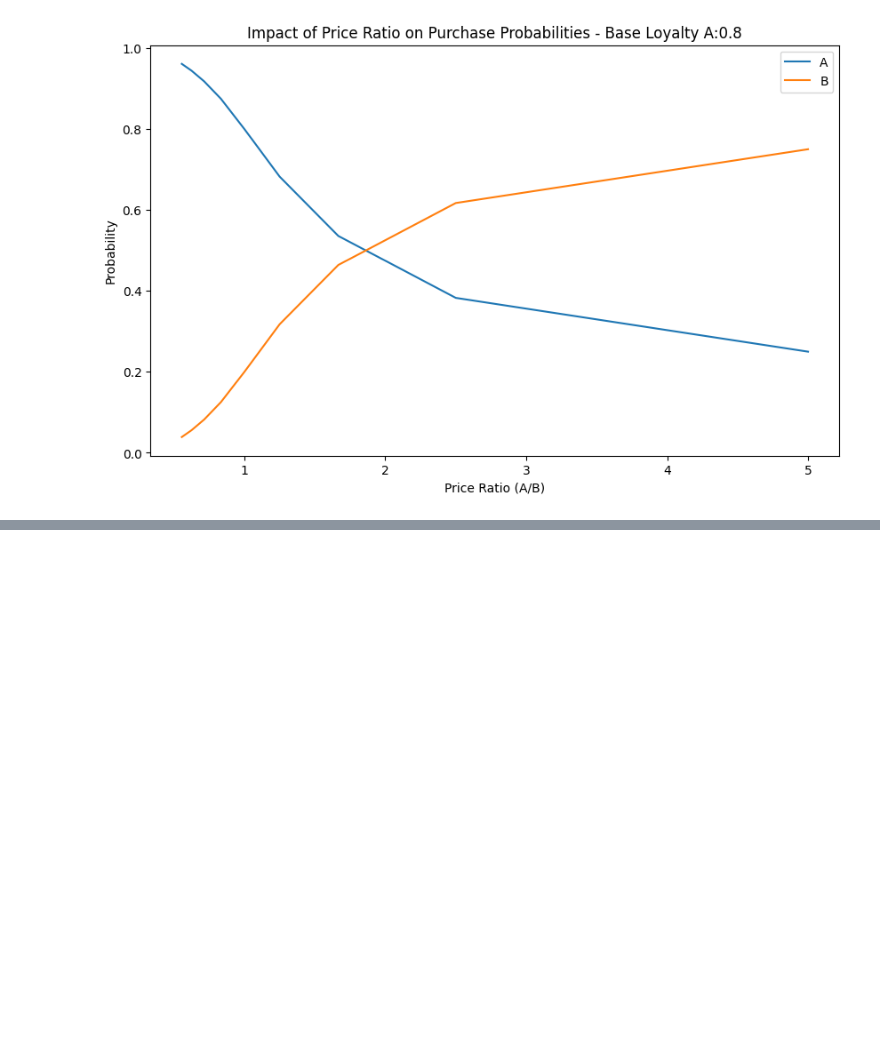
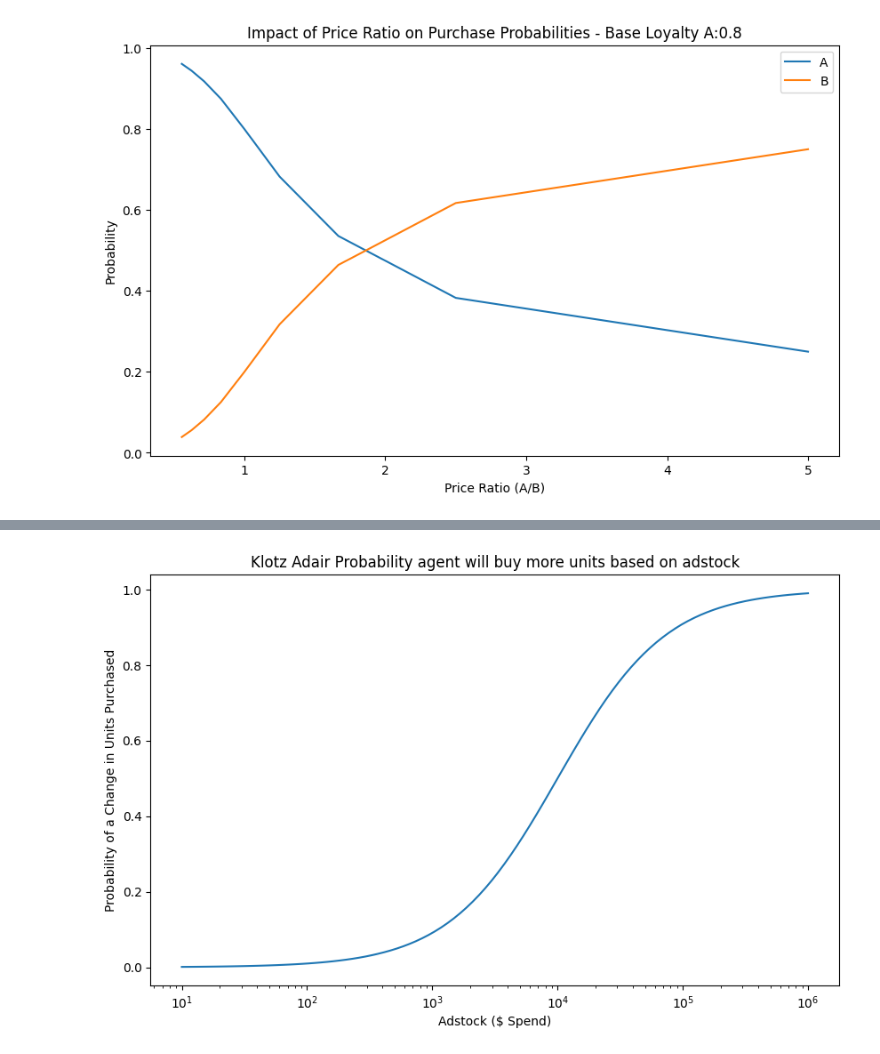
Before and after one commit to mcfitzgerald/consumer-abm, a Jupyter notebook: test_funcs.ipynb, the cells around one changed output, grey strips where cells are left out. Saved outputs shown, nothing was run; the diff lists cells and outputs as text; code cells hidden in the pictures; blank space fills up the shorter version.

Commit message:
klotz

```diff
--- a/test_funcs.ipynb
+++ b/test_funcs.ipynb
@@ -202,0 +273,33 @@ plt.legend()
+# %%
+def get_probability_of_additional_purchase_due_to_adstock_klotz_adair(
+    adstock: float,
+    K_d: float = 1000,
+    n: float = 1,
+) -> float:
+    """
+    This function calculates the probability of an additional purchase based on the adstock value
+    using the Klotz-Adair equation.
+
+    Parameters:
+    adstock (float): The adstock value.
+    K_d (float): The dissociation constant, controlling the midpoint of the curve. Default is 1000.
+    n (float): The Hill coefficient, controlling the steepness of the curve. Default is 1.
+
+    Returns:
+    float: The probability of an additional purchase.
+    """
+    # Use the Klotz-Adair equation to model the probability
+    probability = (adstock ** n) / (K_d + adstock ** n)
+
+    return probability
+# %%
+klotz_probs = [get_probability_of_additional_purchase_due_to_adstock_klotz_adair(i,K_d=10000)  for i in adstocks]
+# %%
+plt.figure(figsize=(10, 6))
+plt.plot(adstocks, klotz_probs)
+plt.xlabel('Adstock ($ Spend)')
+plt.ylabel('Probability of a Change in Units Purchased')
+plt.title('Klotz Adair Probability agent will buy more units based on adstock')
+plt.xscale("log")
+# %% [output]
+[figure, added]
```
Also changed, not shown: parts of 14 cells of this notebook, 1 other file.
